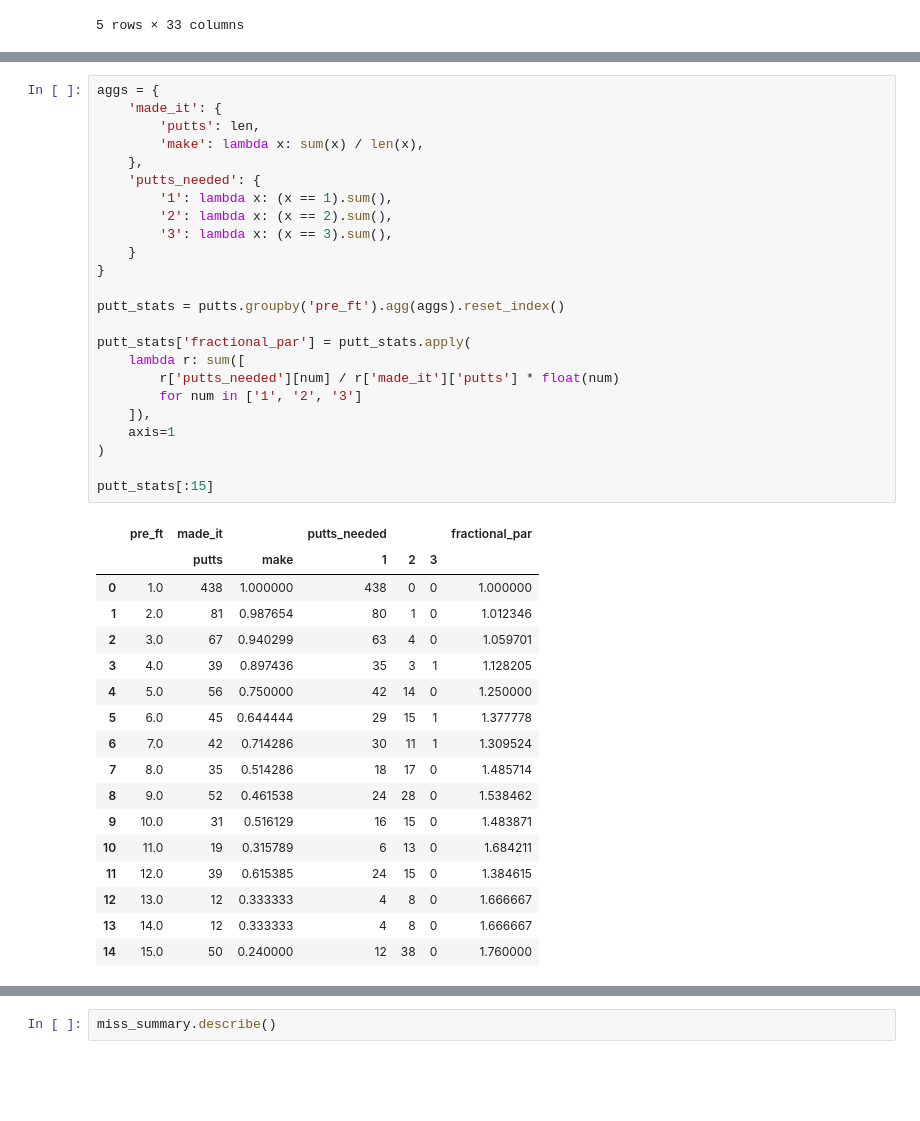
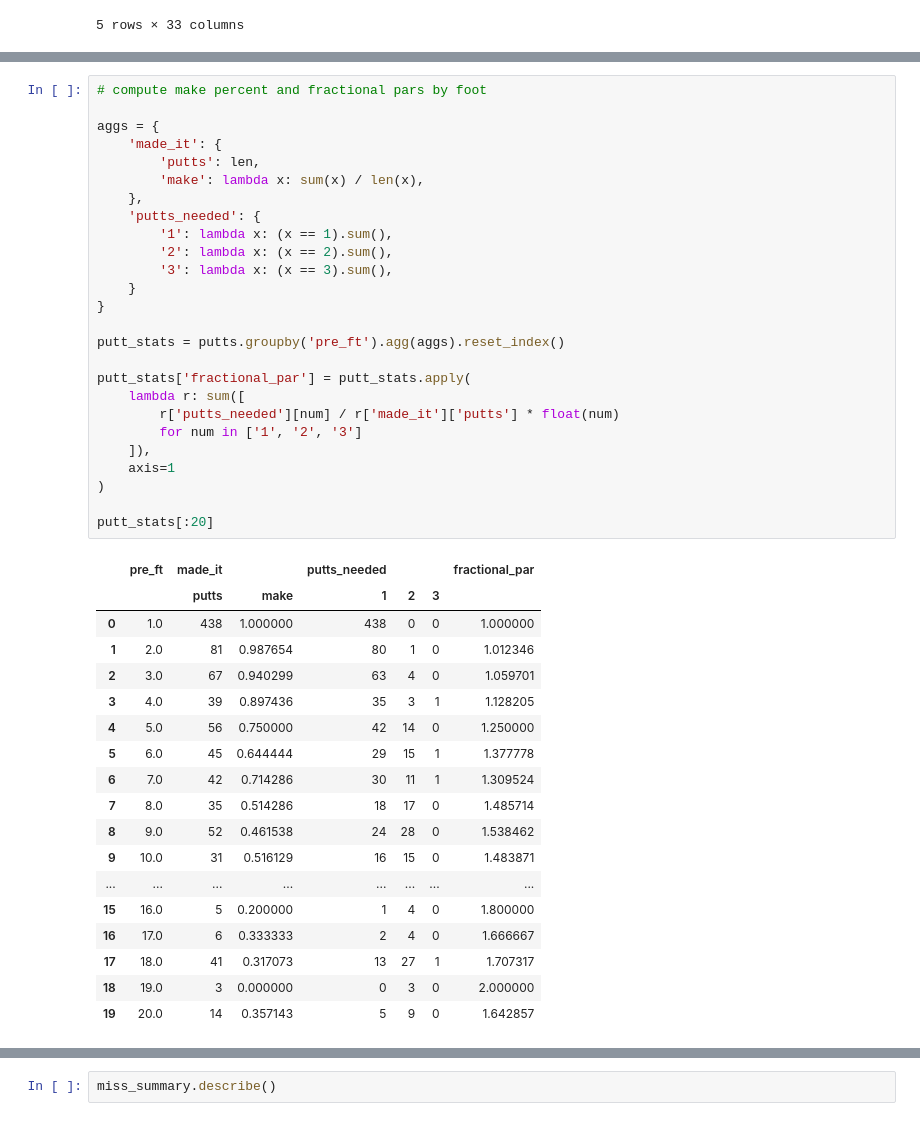
Before and after one commit to brendansudol/golf-moneyball, a Jupyter notebook: notebooks/horsey.ipynb, the cells around one changed output, grey strips where cells are left out. Drawn from its saved outputs; the diff is of its cells as text; blank space fills up the shorter version.

```diff
--- a/notebooks/horsey.ipynb
+++ b/notebooks/horsey.ipynb
@@ -106,6 +111,8 @@ putts.head(20)
 | 43 | 2016-11-10 | 1 | 12 | 2 | 540 | 36.0 | 3 | 3 | ... |
 | 45 | 2016-11-10 | 1 | 15 | 4 | 12 | 1.0 | 4 | 4 | ... |
 # %%
+# compute make percent and fractional pars by foot
+
 aggs = {
     'made_it': {
         'putts': len,
@@ -114,37 +121,38 @@ aggs = {
     'putts_needed': {
         '1': lambda x: (x == 1).sum(),
         '2': lambda x: (x == 2).sum(),
         '3': lambda x: (x == 3).sum(),
     }
 }
 
 putt_stats = putts.groupby('pre_ft').agg(aggs).reset_index()
 
 putt_stats['fractional_par'] = putt_stats.apply(
     lambda r: sum([
         r['putts_needed'][num] / r['made_it']['putts'] * float(num)
         for num in ['1', '2', '3']
     ]),
     axis=1
 )
 
-putt_stats[:15]
+putt_stats[:20]
 # %% [output]
 |  | pre_ft | made_it |  | putts_needed |  |  | fractional_par |
 |  |  | putts | make | 1 | 2 | 3 |  |
 | 0 | 1.0 | 438 | 1.000000 | 438 | 0 | 0 | 1.000000 |
 | 1 | 2.0 | 81 | 0.987654 | 80 | 1 | 0 | 1.012346 |
 | 2 | 3.0 | 67 | 0.940299 | 63 | 4 | 0 | 1.059701 |
 | 3 | 4.0 | 39 | 0.897436 | 35 | 3 | 1 | 1.128205 |
 | 4 | 5.0 | 56 | 0.750000 | 42 | 14 | 0 | 1.250000 |
 | 5 | 6.0 | 45 | 0.644444 | 29 | 15 | 1 | 1.377778 |
 | 6 | 7.0 | 42 | 0.714286 | 30 | 11 | 1 | 1.309524 |
 | 7 | 8.0 | 35 | 0.514286 | 18 | 17 | 0 | 1.485714 |
 | 8 | 9.0 | 52 | 0.461538 | 24 | 28 | 0 | 1.538462 |
 | 9 | 10.0 | 31 | 0.516129 | 16 | 15 | 0 | 1.483871 |
-| 10 | 11.0 | 19 | 0.315789 | 6 | 13 | 0 | 1.684211 |
-| 11 | 12.0 | 39 | 0.615385 | 24 | 15 | 0 | 1.384615 |
-| 12 | 13.0 | 12 | 0.333333 | 4 | 8 | 0 | 1.666667 |
-| 13 | 14.0 | 12 | 0.333333 | 4 | 8 | 0 | 1.666667 |
-| 14 | 15.0 | 50 | 0.240000 | 12 | 38 | 0 | 1.760000 |
+| ... | ... | ... | ... | ... | ... | ... | ... |
+| 15 | 16.0 | 5 | 0.200000 | 1 | 4 | 0 | 1.800000 |
+| 16 | 17.0 | 6 | 0.333333 | 2 | 4 | 0 | 1.666667 |
+| 17 | 18.0 | 41 | 0.317073 | 13 | 27 | 1 | 1.707317 |
+| 18 | 19.0 | 3 | 0.000000 | 0 | 3 | 0 | 2.000000 |
+| 19 | 20.0 | 14 | 0.357143 | 5 | 9 | 0 | 1.642857 |
 # %%
```
Also changed, not shown: parts of 29 cells of this notebook, 4 other files.
